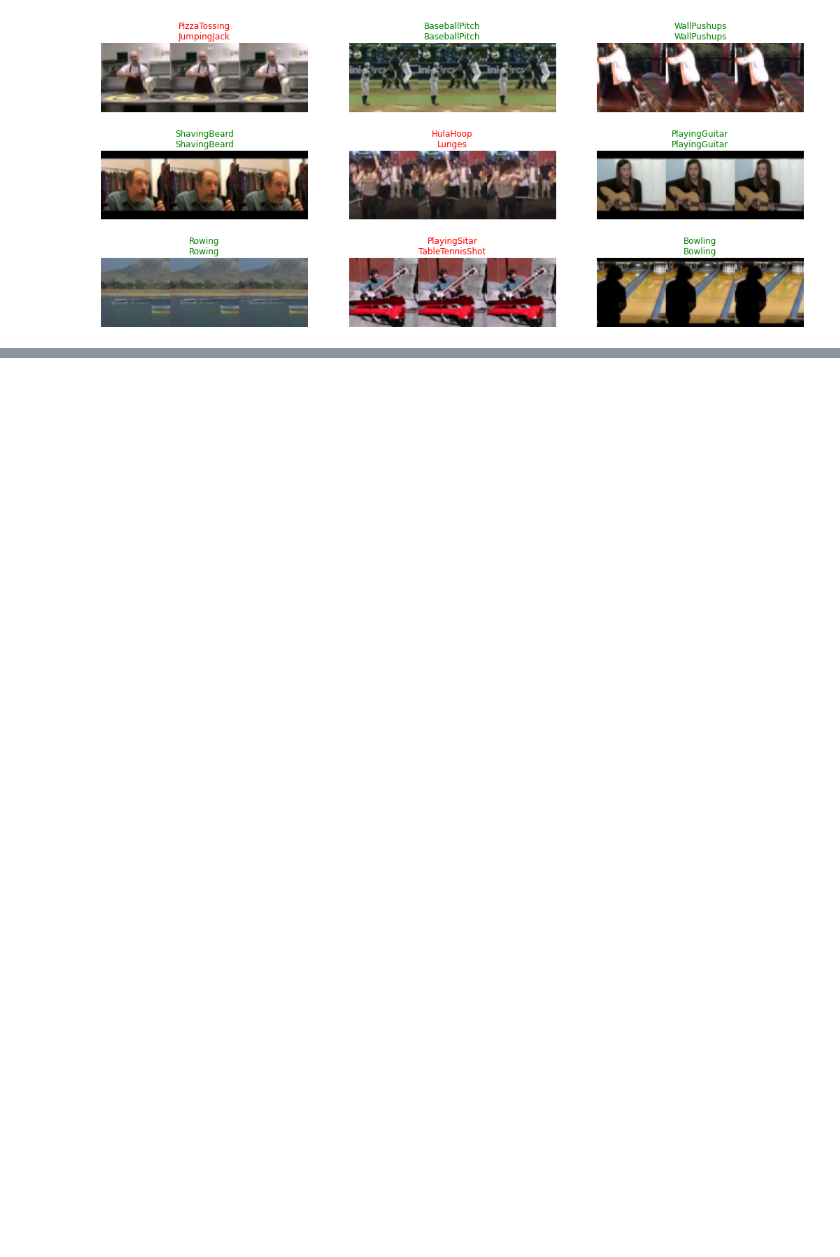
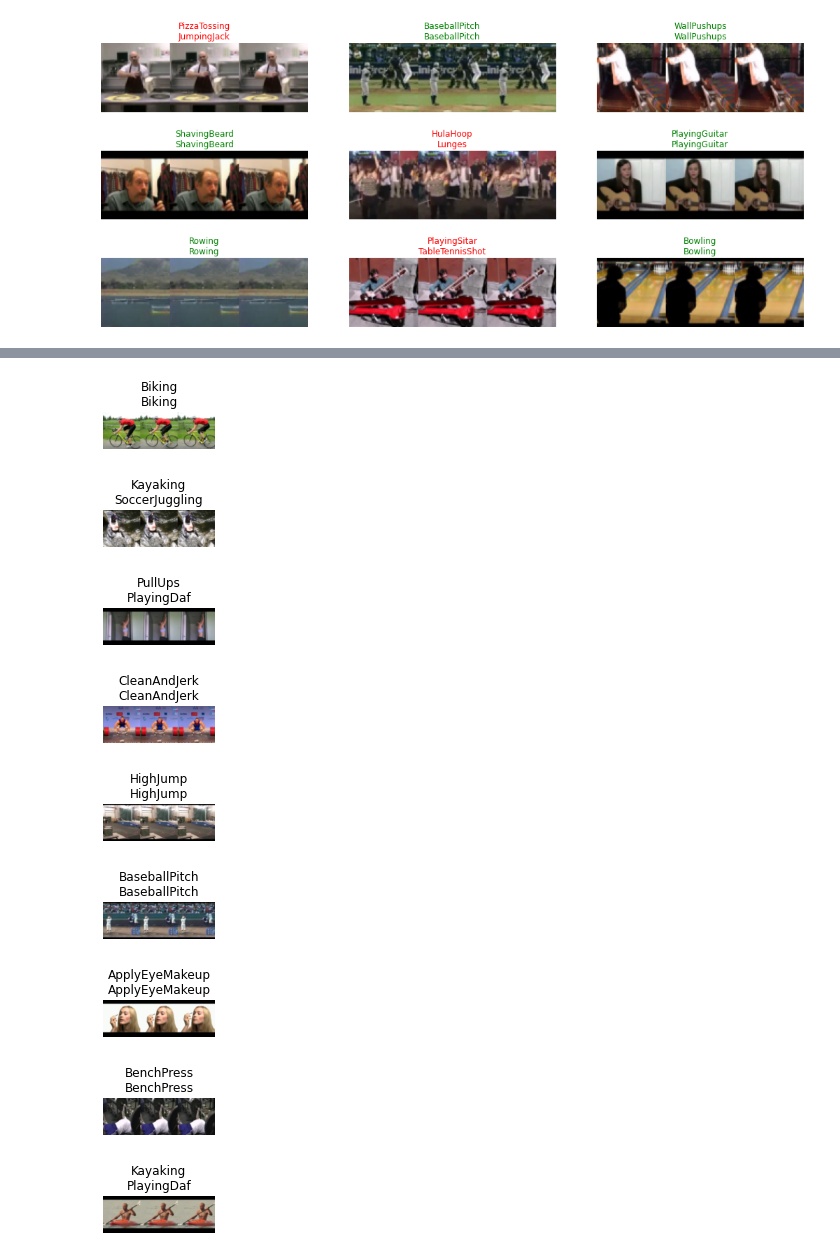
Before and after one commit to tcapelle/tcapelle.github.io, a Jupyter notebook: _notebooks/2021-03-15-image_sequences.ipynb, the cells around one changed output, grey strips where cells are left out. Saved outputs shown, nothing was run; the diff lists cells and outputs as text; code cells hidden in the pictures; blank space fills up the shorter version.

```diff
--- a/_notebooks/2021-03-15-image_sequences.ipynb
+++ b/_notebooks/2021-03-15-image_sequences.ipynb
@@ -589,0 +643,2 @@ learn.show_results()
+# %%
+learn_tf.fit_one_cycle(12, 5e-4)
@@ -589,0 +659,3 @@ learn.show_results()
+# %%
+learn_tf.show_results()
+# %% [output]
@@ -589,0 +663,9 @@ learn.show_results()
+[figure, added]
+[figure, added]
+[figure, added]
+[figure, added]
+[figure, added]
+[figure, added]
+[figure, added]
+[figure, added]
+[figure, added]
```
Also changed, not shown: parts of 16 cells of this notebook, 2 other files.
